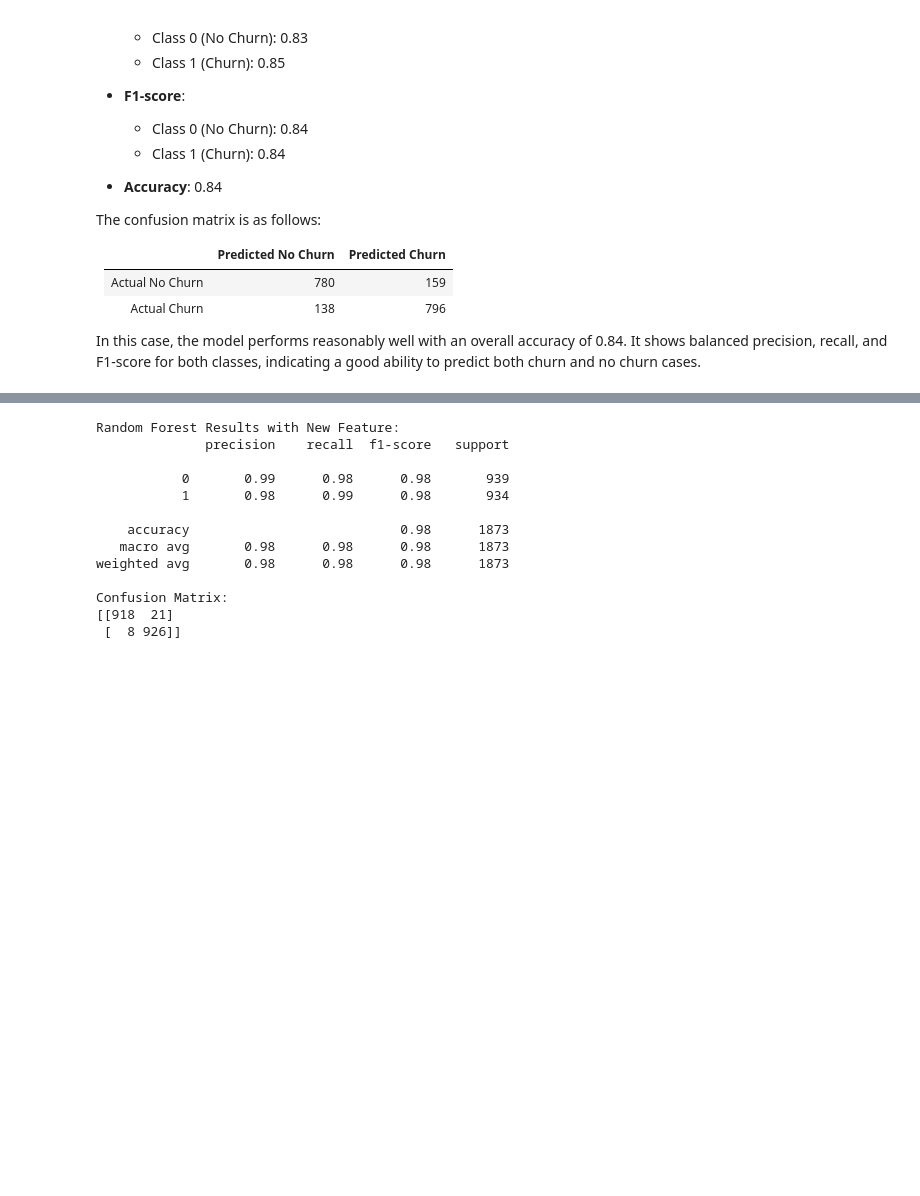
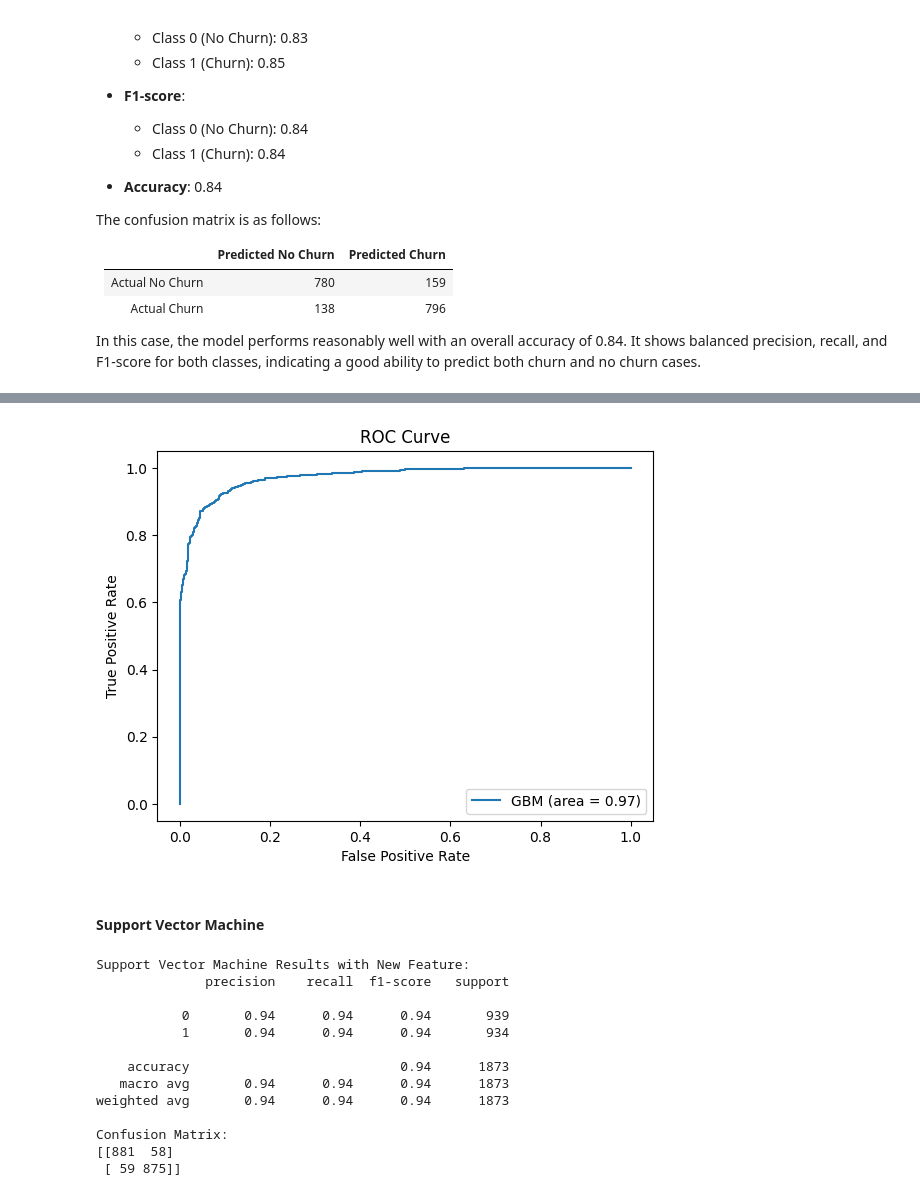
Before and after one commit to Anishx/MLBusinessProjects, a Jupyter notebook: 4/loblawsAnalysis.ipynb, the cells around one changed output, grey strips where cells are left out. Cells and saved outputs as stored; diff of their text form; code cells hidden in the pictures; blank space fills up the shorter version.

```diff
--- a/4/loblawsAnalysis.ipynb
+++ b/4/loblawsAnalysis.ipynb
@@ -561,26 +707,44 @@ In this case, the model performs reasonably well with an overall accuracy of 0.8
+# %%
+# Calculate probabilities for the positive class
+y_proba_gbm = GBM_Model_with_new_feature.predict_proba(X_test_with_new_feature)[:, 1]
+fpr_gbm, tpr_gbm, _ = roc_curve(y_test_with_new_feature, y_proba_gbm)
+roc_auc_gbm = auc(fpr_gbm, tpr_gbm)
+
+# Plot ROC curve for Logistic Regression
+plt.figure()
+plt.plot(fpr_gbm, tpr_gbm, label=f'GBM (area = {roc_auc_gbm:.2f})')
+plt.xlabel('False Positive Rate')
+plt.ylabel('True Positive Rate')
+plt.title('ROC Curve')
+plt.legend(loc="lower right")
+plt.show()
+# %% [output]
+[figure, added]
+# %% [markdown]
+#### Support Vector Machine
 # %%
-# Model Building: Random Forest with the new feature
-rf_model_with_new_feature = RandomForestClassifier()
-rf_model_with_new_feature.fit(X_train_with_new_feature, y_train_with_new_feature)
+# Model Building: Support Vector Machine with the new feature
+svm_model_with_new_feature = SVC(probability=True)
+svm_model_with_new_feature.fit(X_train_with_new_feature, y_train_with_new_feature)
 
-# Model Evaluation for Random Forest
-rf_predictions_with_new_feature = rf_model_with_new_feature.predict(X_test_with_new_feature)
-print("\nRandom Forest Results with New Feature:")
-print(classification_report(y_test_with_new_feature, rf_predictions_with_new_feature))
+# Model Evaluation for Support Vector Machine
+svm_predictions_with_new_feature = svm_model_with_new_feature.predict(X_test_with_new_feature)
+print("\nSupport Vector Machine Results with New Feature:")
+print(classification_report(y_test_with_new_feature, svm_predictions_with_new_feature))
 print("Confusion Matrix:")
-print(confusion_matrix(y_test_with_new_feature, rf_predictions_with_new_feature))
+print(confusion_matrix(y_test_with_new_feature, svm_predictions_with_new_feature))
 # %% [output]
-Random Forest Results with New Feature:
+Support Vector Machine Results with New Feature:
               precision    recall  f1-score   support
 
-           0       0.99      0.98      0.98       939
-           1       0.98      0.99      0.98       934
+           0       0.94      0.94      0.94       939
+           1       0.94      0.94      0.94       934
 
-    accuracy                           0.98      1873
-   macro avg       0.98      0.98      0.98      1873
-weighted avg       0.98      0.98      0.98      1873
+    accuracy                           0.94      1873
+   macro avg       0.94      0.94      0.94      1873
+weighted avg       0.94      0.94      0.94      1873
 
 Confusion Matrix:
-[[918  21]
- [  8 926]]
+[[881  58]
+ [ 59 875]]
 # %% [markdown]
```
Also changed, not shown: parts of 25 cells of this notebook.
